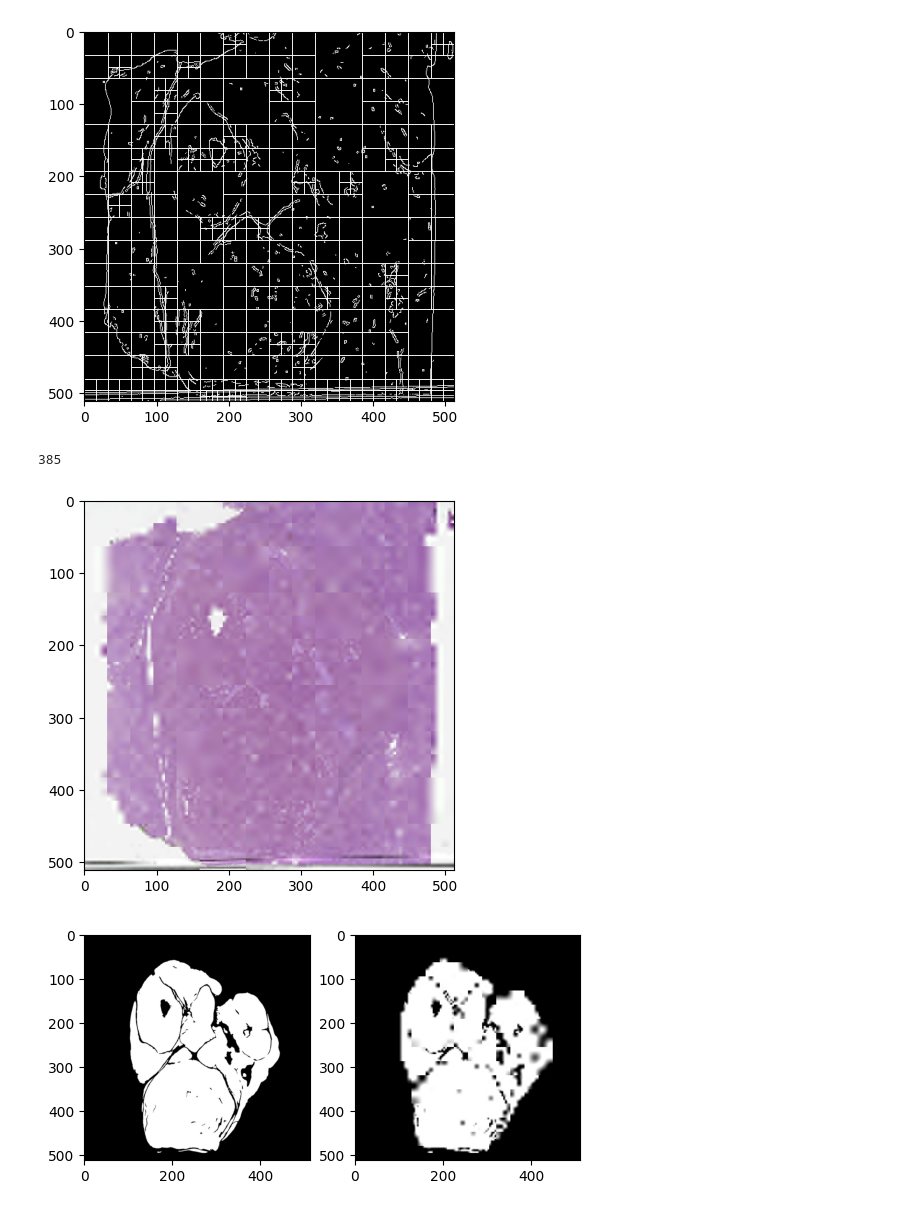
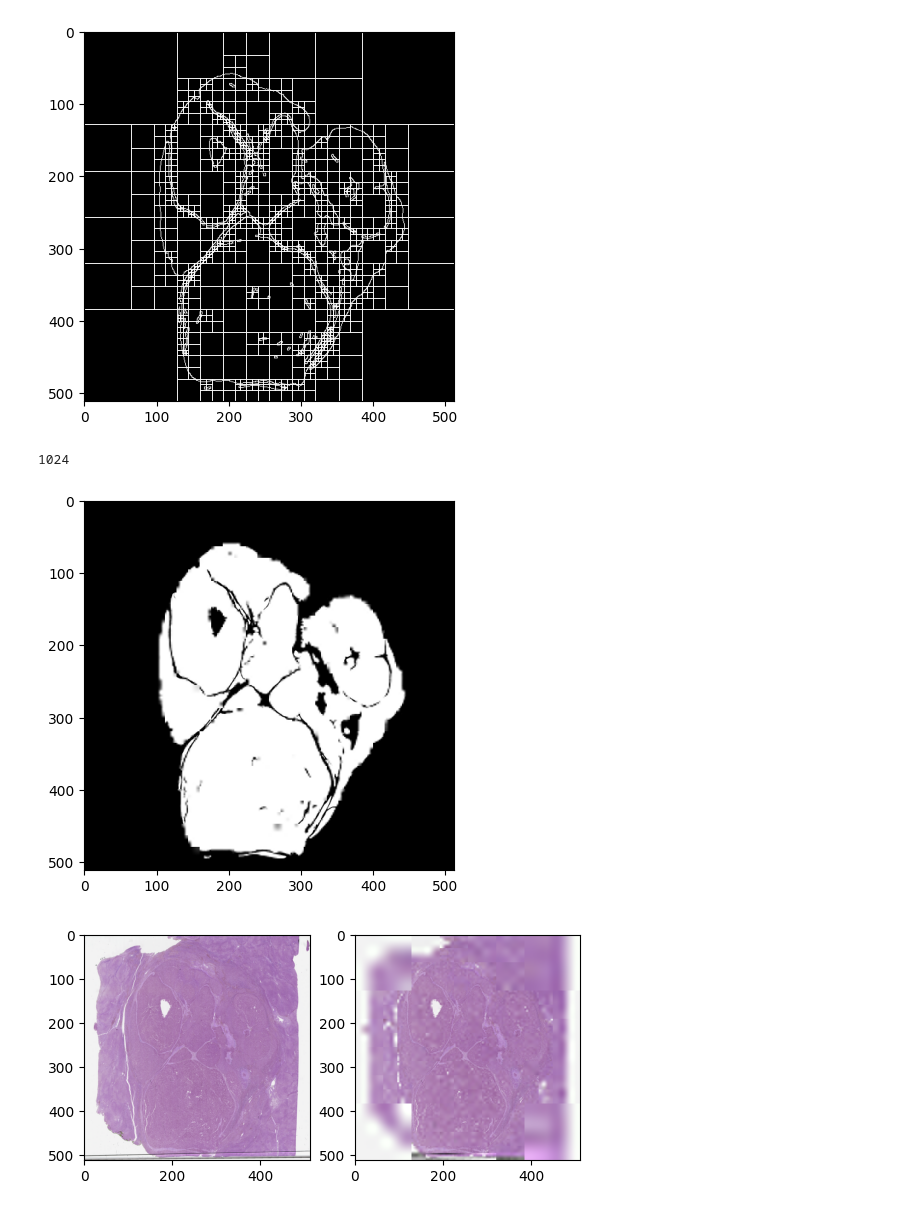
Before and after one commit to zhangenzhi/apt, a Jupyter notebook: utils/mpatchify.ipynb, the cells around one changed output. Cells and saved outputs as stored; diff of their text form; code cells hidden in the pictures.

```diff
--- a/utils/mpatchify.ipynb
+++ b/utils/mpatchify.ipynb
@@ -7,7 +7,7 @@ from matplotlib import pyplot as plt
 from apt.quadtree import FixedQuadTree
 # %%
 # img = cv.imread('/Users/zhangenzhi/work/gvit-1/dataset/paip/output_images_and_masks/128700-2019-01-00-03-01/rescaled_image_0_512x512.png')
-img = cv.imread('/Volumes/data/dataset/paip/output_images_and_masks/128700-2019-01-00-03-01/rescaled_image_0_512x512.png')
+img = cv.imread('/Volumes/Extreme/dataset/paip/output_images_and_masks/128700-2019-01-00-03-01/rescaled_mask_0_512x512.png')
 grey_img = img
 grey_img = cv.GaussianBlur(grey_img, (3,3), 0)
 edges = cv.Canny(grey_img, 80, 100)
@@ -23,14 +23,14 @@ plt.show()
 # %%
 fig, ax = plt.subplots()
 ax.imshow(edges, cmap = 'gray')
-qdt = FixedQuadTree(domain=edges, fixed_length=385)
+qdt = FixedQuadTree(domain=edges, fixed_length=1024)
 qdt.draw(ax=ax)
 plt.show()
 print(qdt.count_patches())
 plt.close()
 # %% [output]
-[figure, old version]
+[figure, new version]
-385
+1024
 # %%
 def patchify(mask):
     seq = qdt.serialize(mask, size=(4,4,3))
@@ -51,21 +51,21 @@ ax.imshow(mask, cmap = 'gray')
 plt.show()
 plt.close()
 # %% [output]
-[figure, old version]
+[figure, new version]
 # %%
-mask = cv.imread('/Volumes/data/dataset/paip/output_images_and_masks/128700-2019-01-00-03-01/rescaled_mask_0_512x512.png')
+mask = cv.imread('/Volumes/Extreme/dataset/paip/output_images_and_masks/128700-2019-01-00-03-01/rescaled_image_0_512x512.png')
 mask = cv.resize(mask, (512,512))
 
 seq = patchify(mask=mask)
 
 plt.subplot(121)
 plt.imshow(mask)
 mask= depatchify(seq=seq)
 mask = mask.astype(np.uint8)
 plt.subplot(122)
 plt.imshow(mask)
 # ax.imshow(mask, cmap = 'gray')
 plt.show()
 plt.close()
 # %% [output]
-[figure, old version]
+[figure, new version]
```
Also changed, not shown: parts of 1 cell of this notebook, 2 other files.
